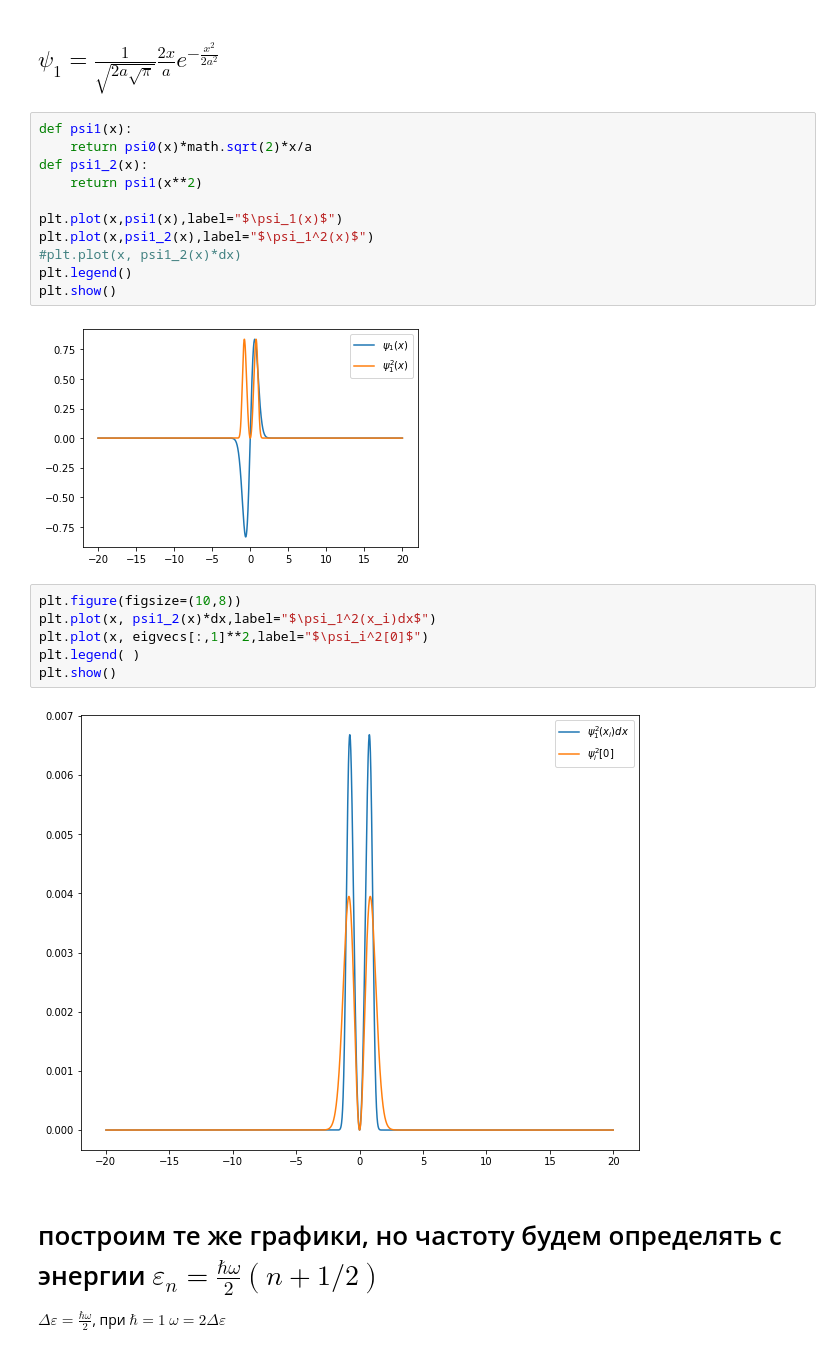
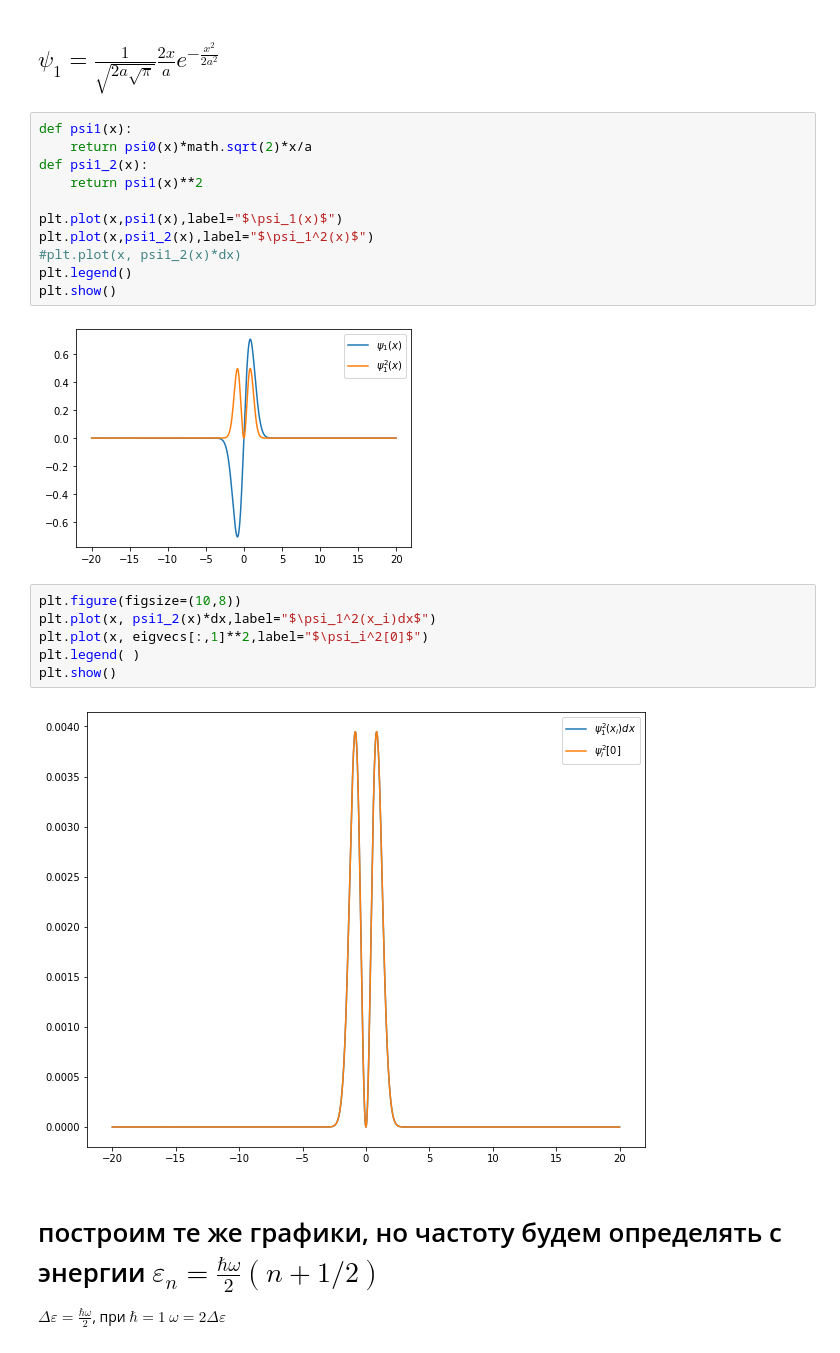
Before and after one commit to Gorchavkina/diplomawork, a Jupyter notebook: fin_diff_matrix_method.ipynb, the cells around one changed output. Cells and saved outputs as stored; diff of their text form.

```diff
--- a/fin_diff_matrix_method.ipynb
+++ b/fin_diff_matrix_method.ipynb
@@ -199,16 +199,16 @@ dx на квадрат функции в 0 =  0.00655056391208348
 # %%
 def psi1(x):
     return psi0(x)*math.sqrt(2)*x/a
 def psi1_2(x):
-    return psi1(x**2)
+    return psi1(x)**2
 
 plt.plot(x,psi1(x),label="$\psi_1(x)$")
 plt.plot(x,psi1_2(x),label="$\psi_1^2(x)$")
 #plt.plot(x, psi1_2(x)*dx)
 plt.legend()
 plt.show()
 # %% [output]
-[figure, old version]
+[figure, new version]
 # %%
 plt.figure(figsize=(10,8))
 plt.plot(x, psi1_2(x)*dx,label="$\psi_1^2(x_i)dx$")
@@ -216,7 +216,7 @@ plt.plot(x, eigvecs[:,1]**2,label="$\psi_i^2[0]$")
 plt.legend( )
 plt.show()
 # %% [output]
-[figure, old version]
+[figure, new version]
 # %% [markdown]
 # построим те же графики, но частоту будем определять с энергии $\varepsilon_n = \frac{\hbar \omega}{2}(n+1/2)$
 $ \Delta \varepsilon = \frac{\hbar \omega}{2}$, при $\hbar = 1$ $\omega = 2 \Delta \varepsilon$
```
Also changed, not shown: parts of 10 cells of this notebook.
